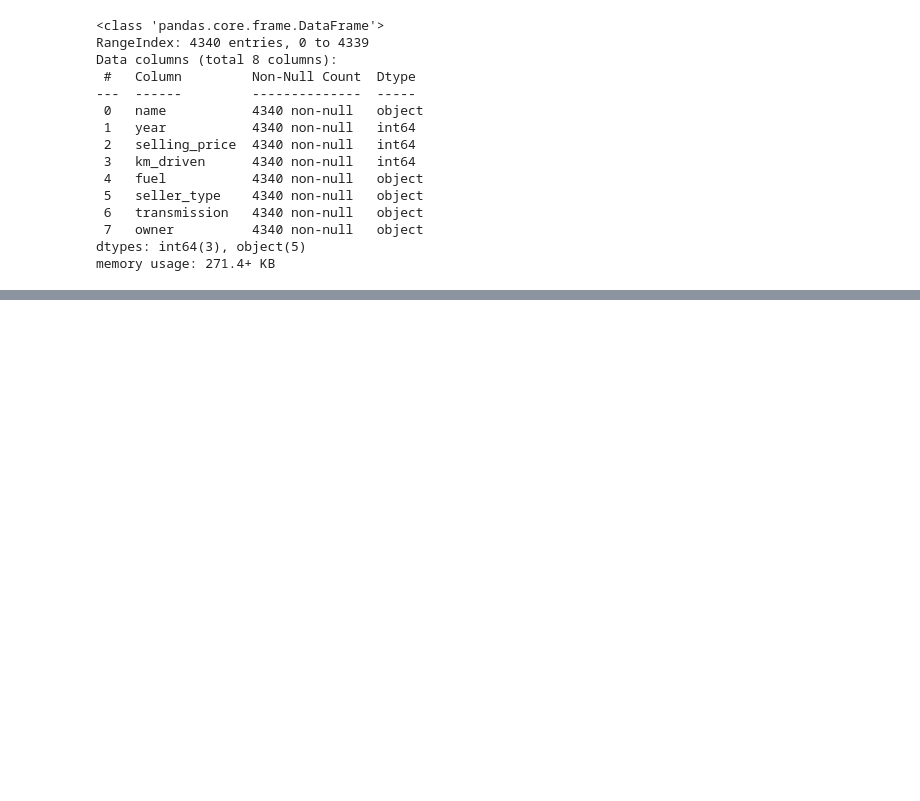
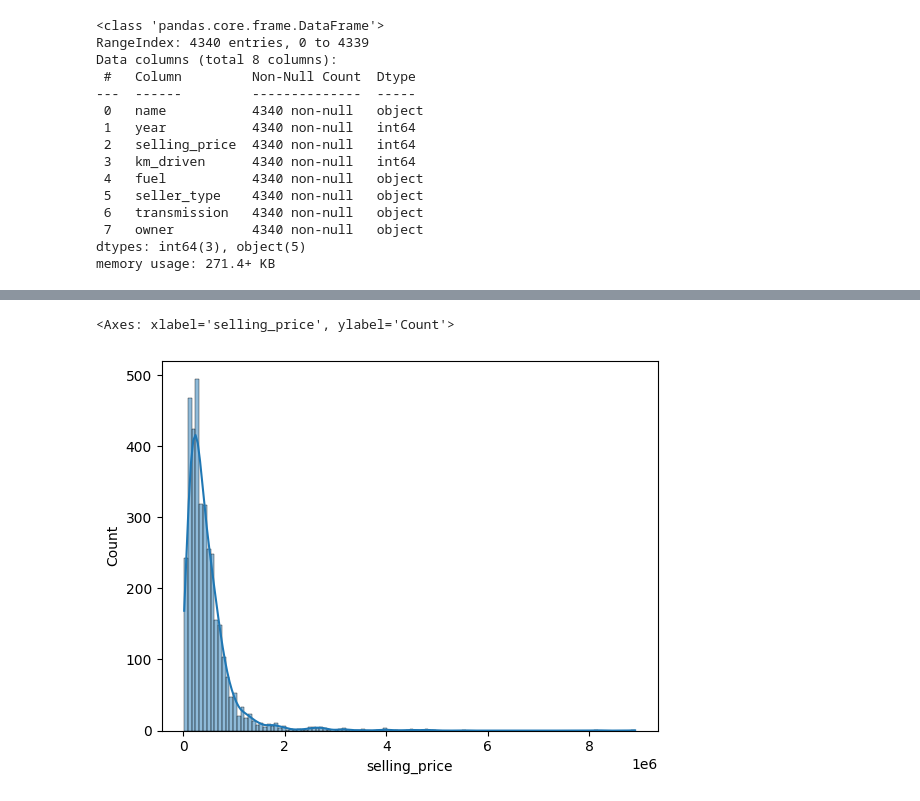
Before and after one commit to sanjaysk17/AdaBoost-Project, a Jupyter notebook: ttask.ipynb, the cells around one changed output, grey strips where cells are left out. Drawn from its saved outputs; the diff is of its cells as text; code cells hidden in the pictures; blank space fills up the shorter version.

```diff
--- a/ttask.ipynb
+++ b/ttask.ipynb
@@ -41,0 +128,5 @@ memory usage: 271.4+ KB
+# %%
+sns.histplot(df['selling_price'],kde=True)
+# %% [output]
+<Axes: xlabel='selling_price', ylabel='Count'>
+[figure, added]
```
Also changed, not shown: parts of 17 cells of this notebook, 1 other file.
